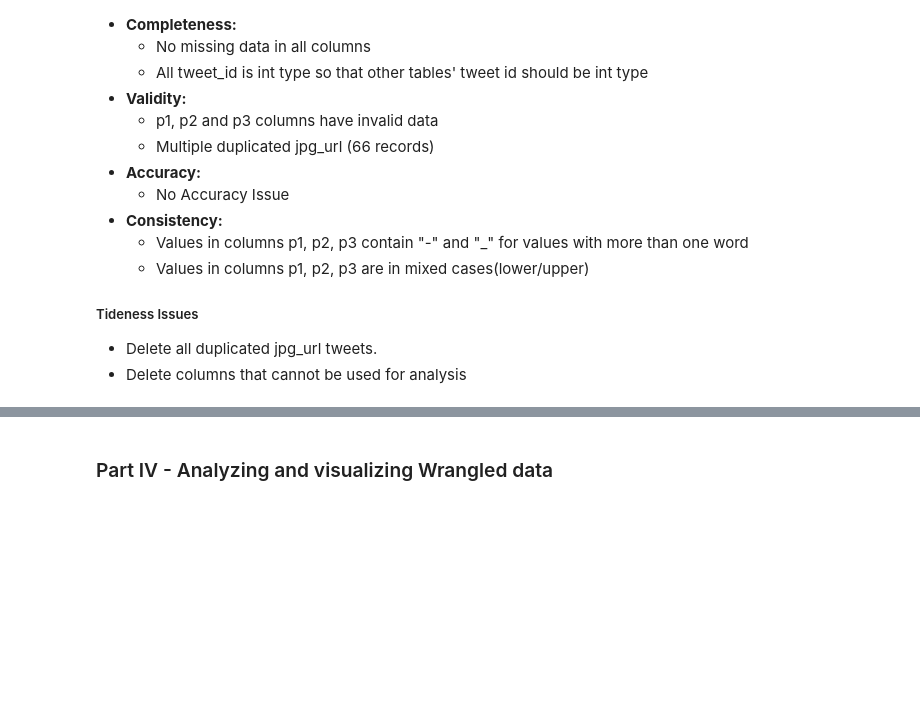
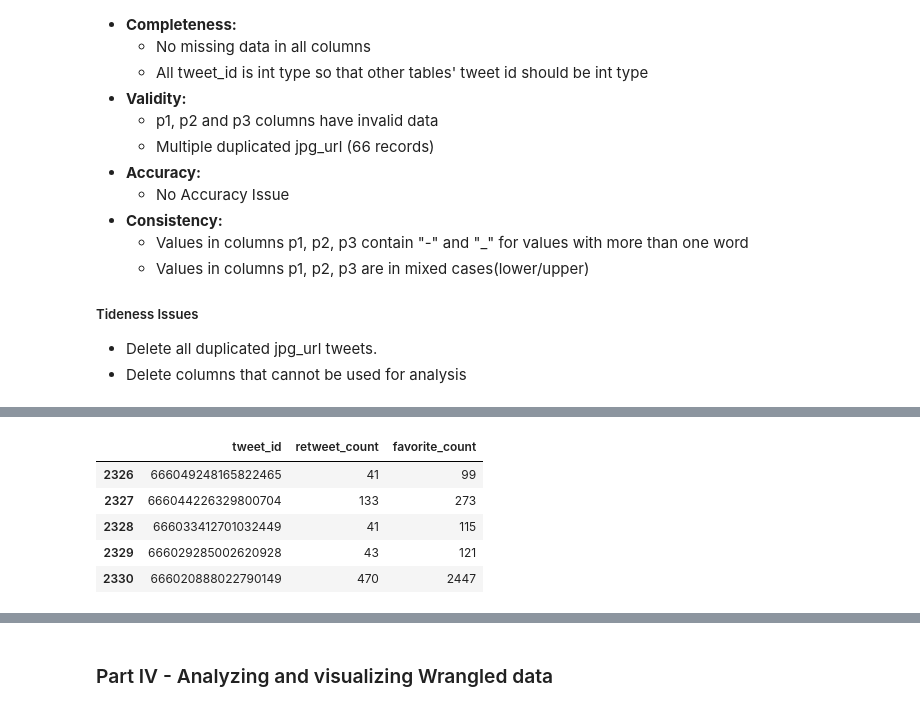
Before and after one commit to Rapter1990/Udacity-Data-Analyst-Nanodegree, a Jupyter notebook: P4_Wrangle_And_Analyze_Data/wrangle_act.ipynb, the cells around one changed output, grey strips where cells are left out. Saved outputs shown, nothing was run; the diff lists cells and outputs as text; code cells hidden in the pictures; blank space fills up the shorter version.

```diff
--- a/P4_Wrangle_And_Analyze_Data/wrangle_act.ipynb
+++ b/P4_Wrangle_And_Analyze_Data/wrangle_act.ipynb
@@ -753,0 +761,10 @@ After assessing first dataframe named for image_predictions, Here are the result
+# %%
+# Get last 5 rows from twitter_api_extracted_data dataframe
+twitter_api_extracted_data.tail()
+# %% [output]
+|  | tweet_id | retweet_count | favorite_count |
+| 2326 | 666049248165822465 | 41 | 99 |
+| 2327 | 666044226329800704 | 133 | 273 |
+| 2328 | 666033412701032449 | 41 | 115 |
+| 2329 | 666029285002620928 | 43 | 121 |
+| 2330 | 666020888022790149 | 470 | 2447 |
```
Also changed, not shown: parts of 18 cells of this notebook.
